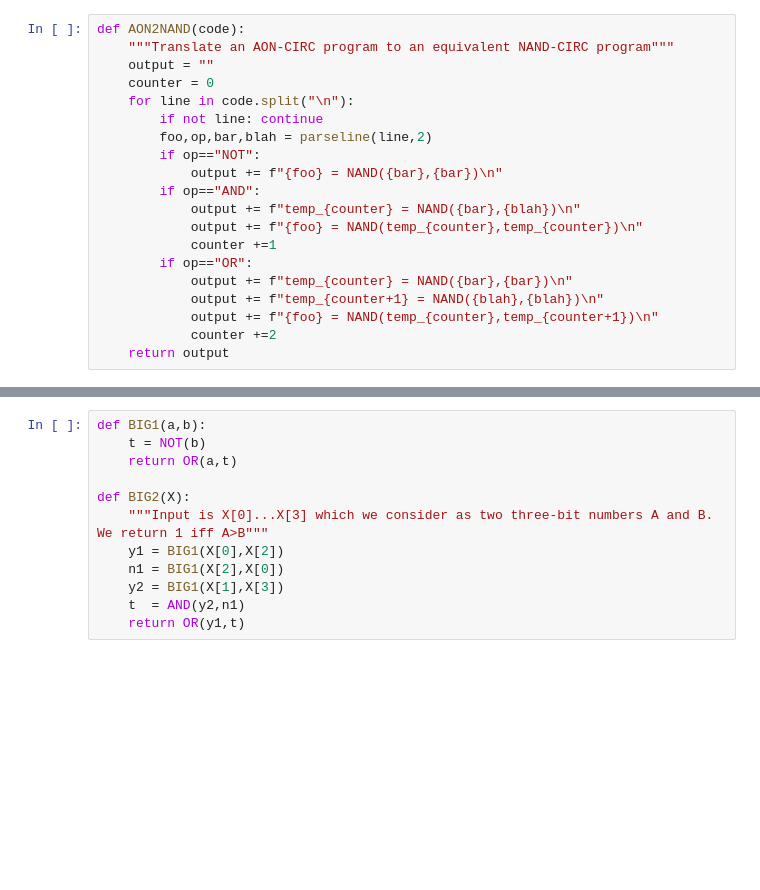
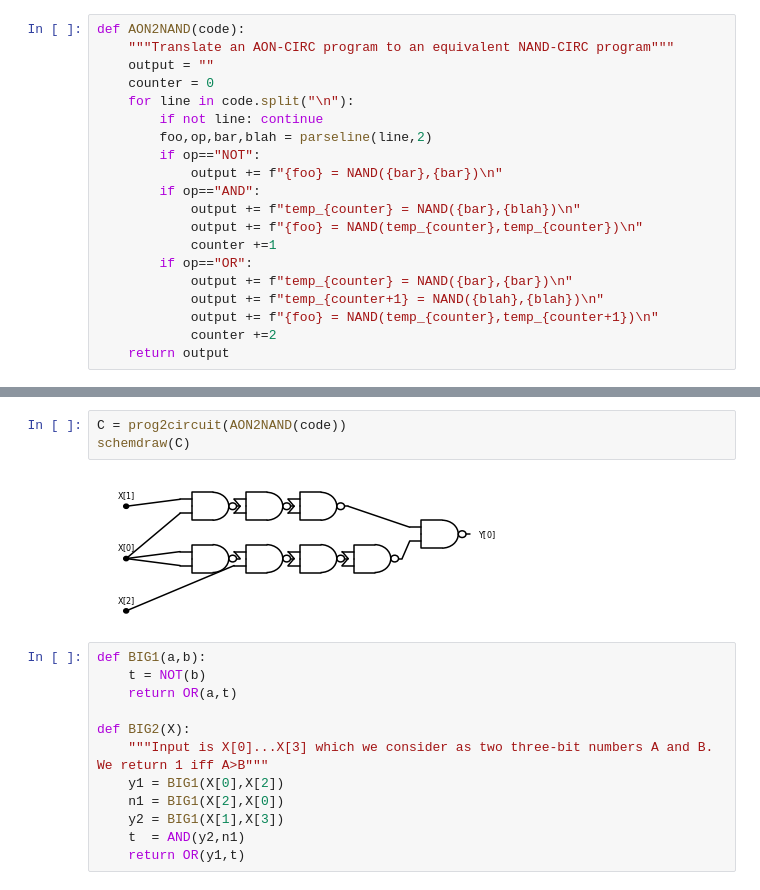
Before and after one commit to boazbk/tcscode, a Jupyter notebook: Chap_03_Computation.ipynb, the cells around one changed output, grey strips where cells are left out. Cells and saved outputs as stored; diff of their text form; blank space fills up the shorter version.

```diff
--- a/Chap_03_Computation.ipynb
+++ b/Chap_03_Computation.ipynb
@@ -84,3 +73,8 @@ Y[0] = NAND(temp_2,temp_3)
+# %%
+C = prog2circuit(AON2NAND(code))
+schemdraw(C)
+# %% [output]
+[figure, added]
 # %%
 def BIG1(a,b):
     t = NOT(b)
```
Also changed, not shown: parts of 15 cells of this notebook, 7 other files.
